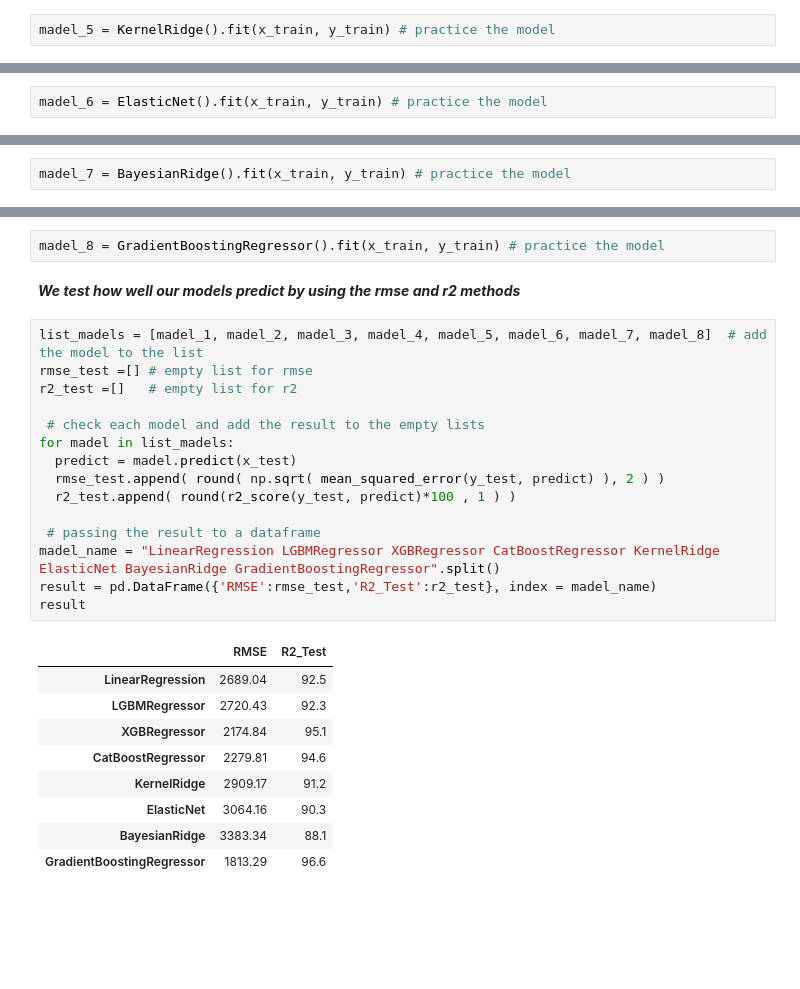
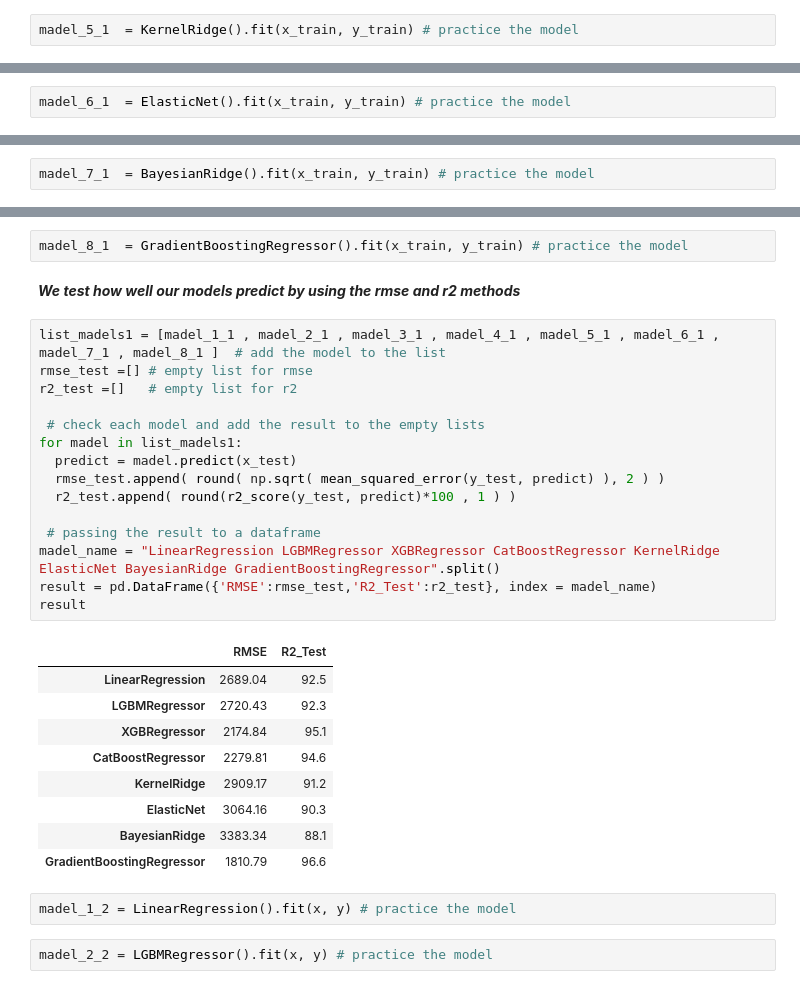
Before and after one commit to Islom-Radjapov/Auto_price_prediction, a Jupyter notebook: Auto_costs.ipynb, the cells around one changed output, grey strips where cells are left out. Cells and saved outputs as stored; diff of their text form; blank space fills up the shorter version.

```diff
--- a/Auto_costs.ipynb
+++ b/Auto_costs.ipynb
@@ -229,43 +277,47 @@ madel_4 = CatBoostRegressor().fit(x_train, y_train) # practice the model
 # %% [markdown]
 ***5 Madel KernelRidge***
 # %%
-madel_5 = KernelRidge().fit(x_train, y_train) # practice the model
+madel_5_1  = KernelRidge().fit(x_train, y_train) # practice the model
 # %% [markdown]
 ***6 Madel ElasticNet***
 # %%
-madel_6 = ElasticNet().fit(x_train, y_train) # practice the model
+madel_6_1  = ElasticNet().fit(x_train, y_train) # practice the model
 # %% [markdown]
 ***7 Madel BayesianRidge***
 # %%
-madel_7 = BayesianRidge().fit(x_train, y_train) # practice the model
+madel_7_1  = BayesianRidge().fit(x_train, y_train) # practice the model
 # %% [markdown]
 ***8 Madel GradientBoostingRegressor***
 # %%
-madel_8 = GradientBoostingRegressor().fit(x_train, y_train) # practice the model
+madel_8_1  = GradientBoostingRegressor().fit(x_train, y_train) # practice the model
 # %% [markdown]
 ***We test how well our models predict by using the rmse and r2 methods***
 # %%
-list_madels = [madel_1, madel_2, madel_3, madel_4, madel_5, madel_6, madel_7, madel_8]  # add the model to the list
+list_madels1 = [madel_1_1 , madel_2_1 , madel_3_1 , madel_4_1 , madel_5_1 , madel_6_1 , madel_7_1 , madel_8_1 ]  # add the model to the list
 rmse_test =[] # empty list for rmse
 r2_test =[]   # empty list for r2
 
  # check each model and add the result to the empty lists
-for madel in list_madels:
+for madel in list_madels1:
   predict = madel.predict(x_test)
   rmse_test.append( round( np.sqrt( mean_squared_error(y_test, predict) ), 2 ) )
   r2_test.append( round(r2_score(y_test, predict)*100 , 1 ) )
 
  # passing the result to a dataframe
 madel_name = "LinearRegression LGBMRegressor XGBRegressor CatBoostRegressor KernelRidge ElasticNet BayesianRidge GradientBoostingRegressor".split()
 result = pd.DataFrame({'RMSE':rmse_test,'R2_Test':r2_test}, index = madel_name)
 result
 # %% [output]
 |  | RMSE | R2_Test |
 | LinearRegression | 2689.04 | 92.5 |
 | LGBMRegressor | 2720.43 | 92.3 |
 | XGBRegressor | 2174.84 | 95.1 |
 | CatBoostRegressor | 2279.81 | 94.6 |
 | KernelRidge | 2909.17 | 91.2 |
 | ElasticNet | 3064.16 | 90.3 |
 | BayesianRidge | 3383.34 | 88.1 |
-| GradientBoostingRegressor | 1813.29 | 96.6 |
+| GradientBoostingRegressor | 1810.79 | 96.6 |
+# %%
+madel_1_2 = LinearRegression().fit(x, y) # practice the model
+# %%
+madel_2_2 = LGBMRegressor().fit(x, y) # practice the model
```
Also changed, not shown: parts of 23 cells of this notebook.
